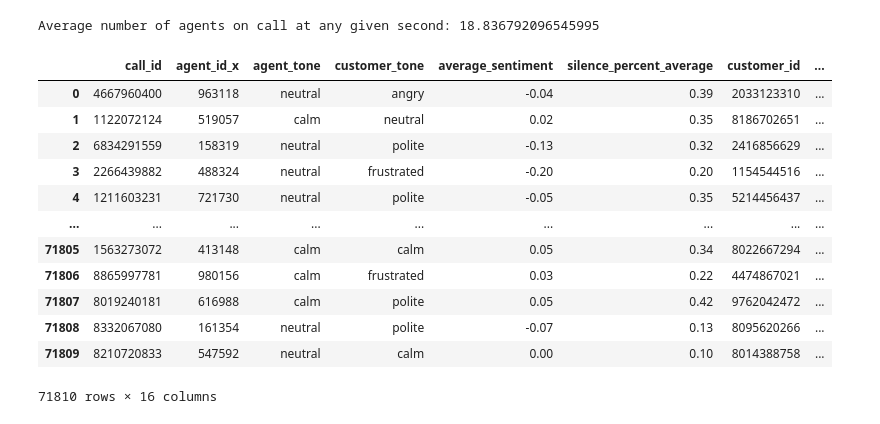
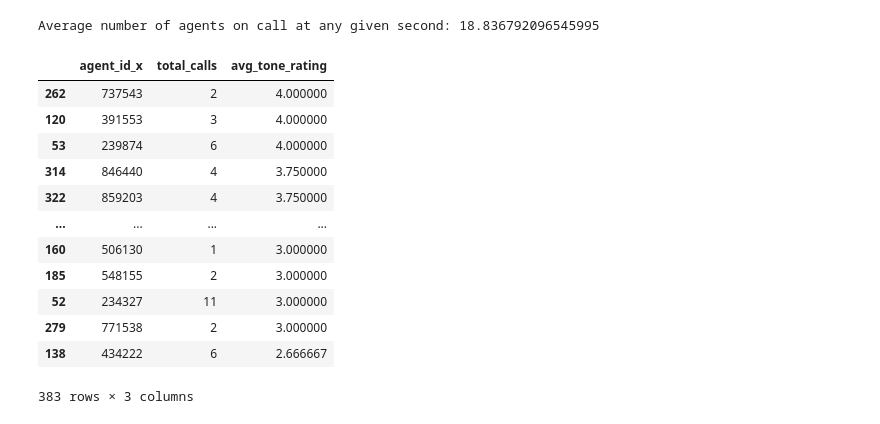
Before and after one commit to dheerajGits/skyhack, a Jupyter notebook: main.ipynb, the cells around one changed output. Saved outputs shown, nothing was run; the diff lists cells and outputs as text; code cells hidden in the pictures.

```diff
--- a/main.ipynb
+++ b/main.ipynb
@@ -373,18 +379,25 @@ tone_score_mapping = {
 }
 
 main_dataset['agent_tone_score']= main_dataset['agent_tone'].map(tone_score_mapping)
-main_dataset
+main_dataset['customer_tone_score'] = main_dataset['customer_tone'].map(tone_score_mapping)
-# %% [output]
-|  | call_id | agent_id_x | agent_tone | customer_tone | average_sentiment | silence_percent_average | customer_id | ... |
-| 0 | 4667960400 | 963118 | neutral | angry | -0.04 | 0.39 | 2033123310 | ... |
-| 1 | 1122072124 | 519057 | calm | neutral | 0.02 | 0.35 | 8186702651 | ... |
-| 2 | 6834291559 | 158319 | neutral | polite | -0.13 | 0.32 | 2416856629 | ... |
-| 3 | 2266439882 | 488324 | neutral | frustrated | -0.20 | 0.20 | 1154544516 | ... |
-| 4 | 1211603231 | 721730 | neutral | polite | -0.05 | 0.35 | 5214456437 | ... |
-| ... | ... | ... | ... | ... | ... | ... | ... | ... |
-| 71805 | 1563273072 | 413148 | calm | calm | 0.05 | 0.34 | 8022667294 | ... |
-| 71806 | 8865997781 | 980156 | calm | frustrated | 0.03 | 0.22 | 4474867021 | ... |
-| 71807 | 8019240181 | 616988 | calm | polite | 0.05 | 0.42 | 9762042472 | ... |
-| 71808 | 8332067080 | 161354 | neutral | polite | -0.07 | 0.13 | 8095620266 | ... |
-| 71809 | 8210720833 | 547592 | neutral | calm | 0.00 | 0.10 | 8014388758 | ... |
-71810 rows × 16 columns
+# %%
+total_calls_per_agent = main_dataset.groupby('agent_id_x').agg(
+    total_calls=('call_id', 'size'),
+    avg_tone_rating=('agent_tone_score', 'mean')
+).reset_index()
+total_calls_per_agent.sort_values(by='avg_tone_rating', ascending=False, inplace=True)
+total_calls_per_agent
+# %% [output]
+|  | agent_id_x | total_calls | avg_tone_rating |
+| 262 | 737543 | 2 | 4.000000 |
+| 120 | 391553 | 3 | 4.000000 |
+| 53 | 239874 | 6 | 4.000000 |
+| 314 | 846440 | 4 | 3.750000 |
+| 322 | 859203 | 4 | 3.750000 |
+| ... | ... | ... | ... |
+| 160 | 506130 | 1 | 3.000000 |
+| 185 | 548155 | 2 | 3.000000 |
+| 52 | 234327 | 11 | 3.000000 |
+| 279 | 771538 | 2 | 3.000000 |
+| 138 | 434222 | 6 | 2.666667 |
+383 rows × 3 columns
```
Also changed, not shown: parts of 4 cells of this notebook.
